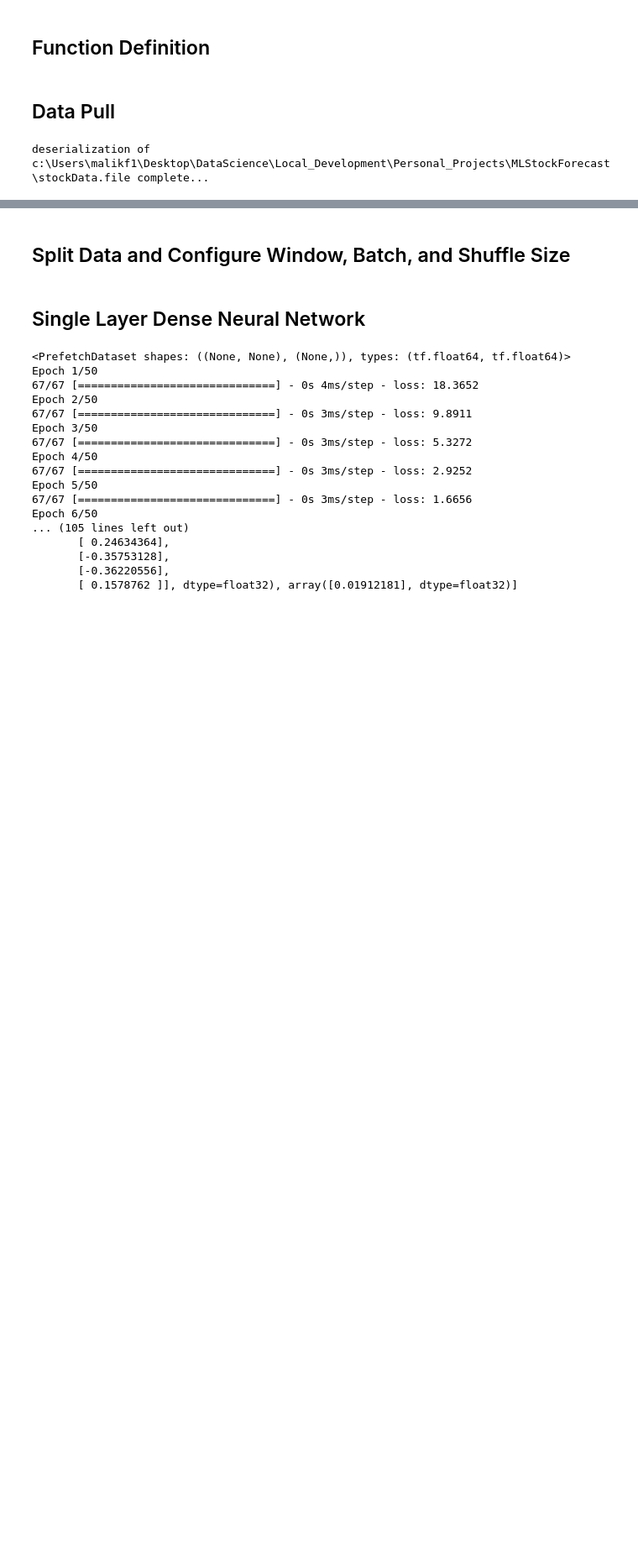
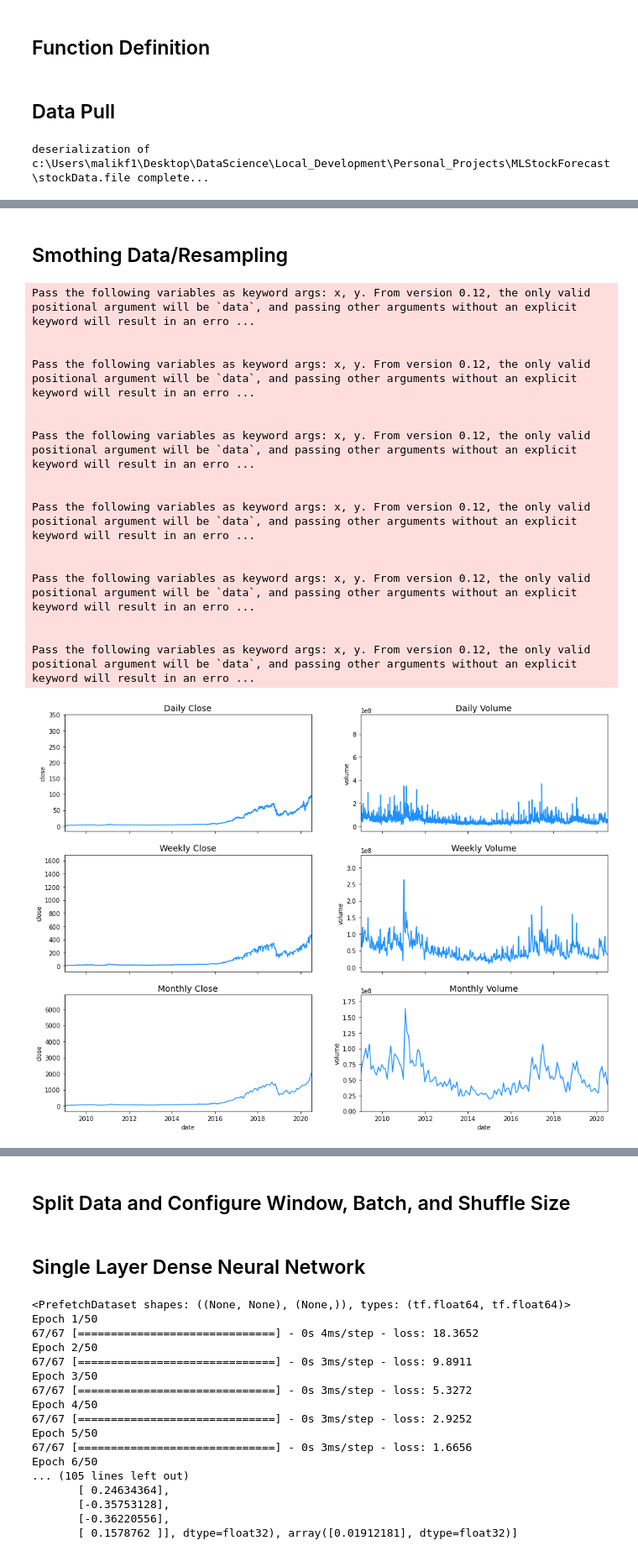
Before and after one commit to IllegalOpcode007/mlForecast, a Jupyter notebook: neuralNetStockForecast.ipynb, the cells around one changed output, grey strips where cells are left out. Shown at 84% size. Drawn from its saved outputs; the diff is of its cells as text; code cells hidden in the pictures; blank space fills up the shorter version.

```diff
--- a/neuralNetStockForecast.ipynb
+++ b/neuralNetStockForecast.ipynb
@@ -42,0 +95,6 @@ deserialization of c:\Users\malikf1\Desktop\DataScience\Local_Development\Person
+# %%
+# Chronological Order and Equidistant Timestamps
+stockDataFrame['delta'] = stockDataFrame['date'] - stockDataFrame['date'].shift(1)
+stockDataFrame['delta'].sum(), stockDataFrame['delta'].count()
+stockDataFrame = stockDataFrame.drop('delta', axis=1)
+stockDataFrame.isna().sum()
@@ -42,0 +113,51 @@ deserialization of c:\Users\malikf1\Desktop\DataScience\Local_Development\Person
+# %% [markdown]
+## Smothing Data/Resampling
+# %%
+fig, ax = plt.subplots(ncols=2, nrows=3, sharex=True, figsize=(16,12))
+
+sns.lineplot(stockDataFrame['date'], stockDataFrame['close'], color='dodgerblue', ax=ax[0, 0])
+ax[0, 0].set_title('Daily Close', fontsize=14)
+
+resampled_df = stockDataFrame[['date','close']].resample('7D', on='date').sum().reset_index(drop=False)
+sns.lineplot(resampled_df['date'], resampled_df['close'], color='dodgerblue', ax=ax[1, 0])
+ax[1, 0].set_title('Weekly Close', fontsize=14)
+
+resampled_df = stockDataFrame[['date','close']].resample('M', on='date').sum().reset_index(drop=False)
+sns.lineplot(resampled_df['date'], resampled_df['close'], color='dodgerblue', ax=ax[2, 0])
+ax[2, 0].set_title('Monthly Close', fontsize=14)
+
+for i in range(3):
+    ax[i, 0].set_xlim([date(2009, 1, 1), date(2020, 6, 30)])
+
+sns.lineplot(stockDataFrame['date'], stockDataFrame['volume'], color='dodgerblue', ax=ax[0, 1])
+ax[0, 1].set_title('Daily Volume', fontsize=14)
+
+resampled_df = df[['date','volume']].resample('7D', on='date').mean().reset_index(drop=False)
+sns.lineplot(resampled_df['date'], resampled_df['volume'], color='dodgerblue', ax=ax[1, 1])
+ax[1, 1].set_title('Weekly Volume', fontsize=14)
+
+resampled_df = df[['date','volume']].resample('M', on='date').mean().reset_index(drop=False)
+sns.lineplot(resampled_df['date'], resampled_df['volume'], color='dodgerblue', ax=ax[2, 1])
+ax[2, 1].set_title('Monthly Volume', fontsize=14)
+
+# for i in range(3):
+#     ax[i, 1].set_xlim([date(2009, 1, 1), date(2020, 6, 30)])
+plt.show()
+# %% [output]
+Pass the following variables as keyword args: x, y. From version 0.12, the only valid positional argument will be `data`, and passing other arguments without an explicit keyword will result in an erro ...
+
+
+Pass the following variables as keyword args: x, y. From version 0.12, the only valid positional argument will be `data`, and passing other arguments without an explicit keyword will result in an erro ...
+
+
+Pass the following variables as keyword args: x, y. From version 0.12, the only valid positional argument will be `data`, and passing other arguments without an explicit keyword will result in an erro ...
+
+
+Pass the following variables as keyword args: x, y. From version 0.12, the only valid positional argument will be `data`, and passing other arguments without an explicit keyword will result in an erro ...
+
+
+Pass the following variables as keyword args: x, y. From version 0.12, the only valid positional argument will be `data`, and passing other arguments without an explicit keyword will result in an erro ...
+
+
+Pass the following variables as keyword args: x, y. From version 0.12, the only valid positional argument will be `data`, and passing other arguments without an explicit keyword will result in an erro ...
+[figure, added]
```
Also changed, not shown: parts of 53 cells of this notebook, 1 other file.
